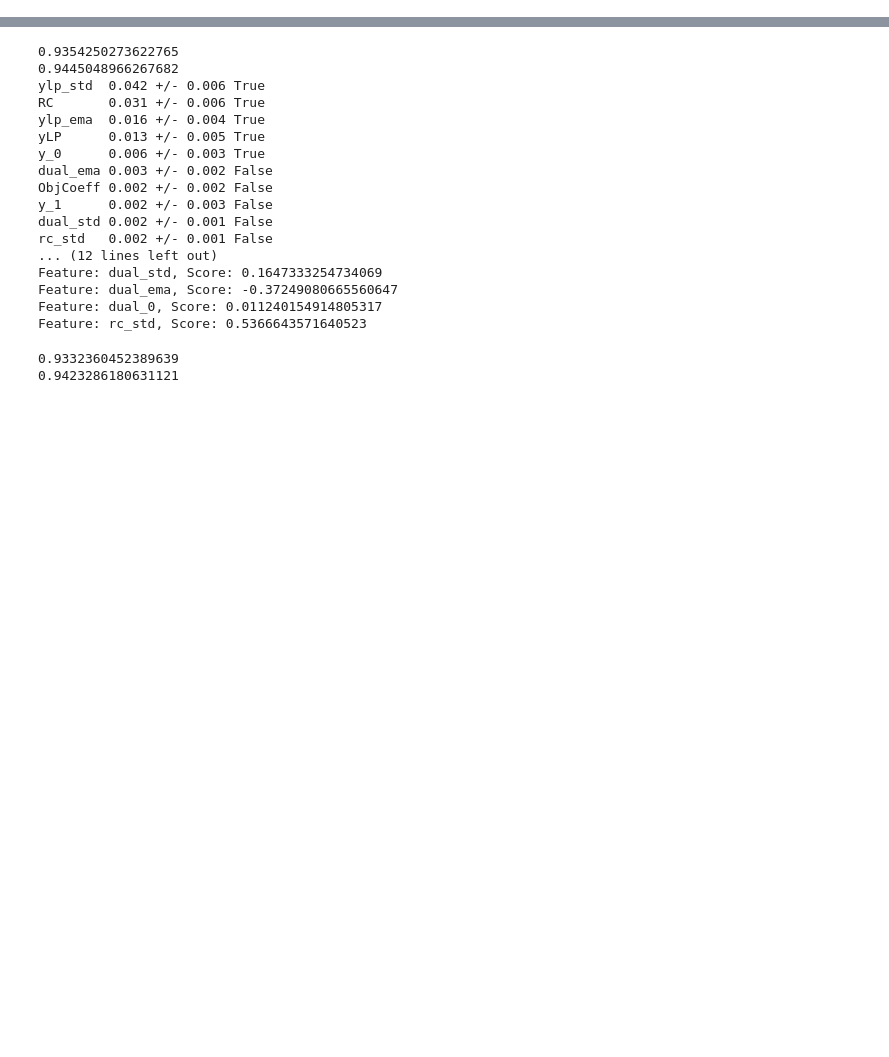
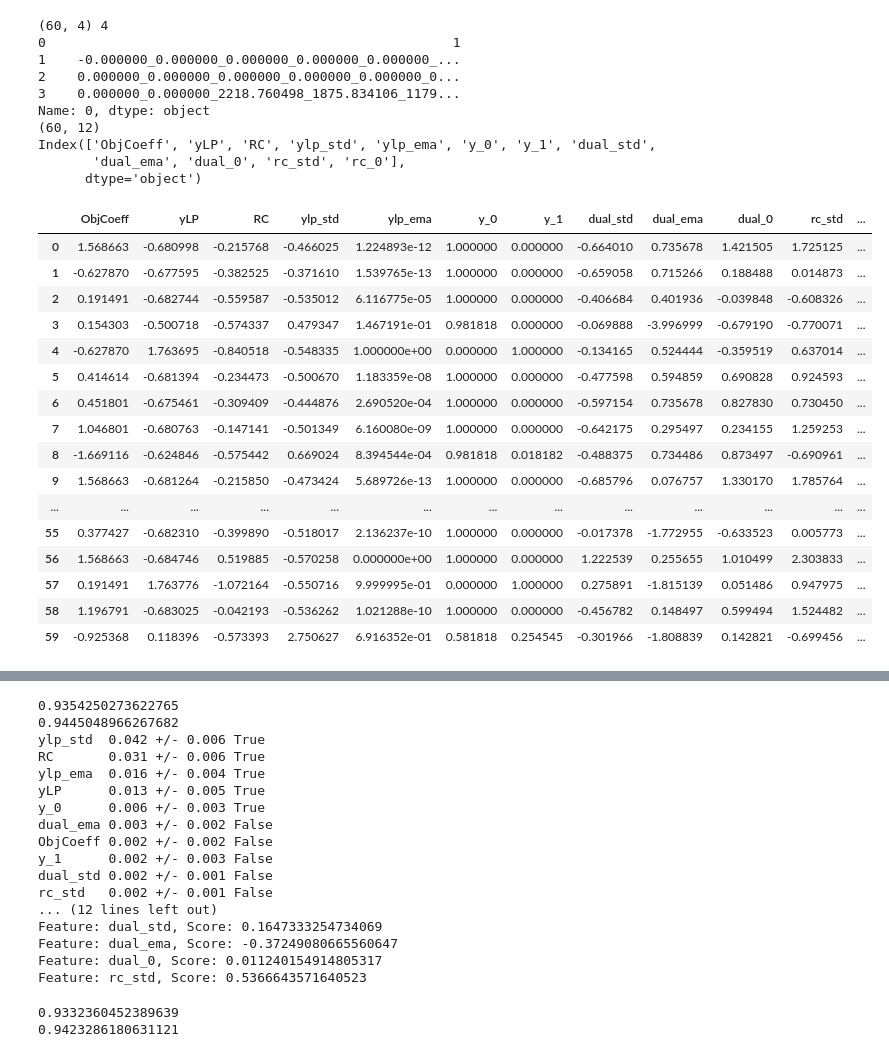
Before and after one commit to Ragheb2464/BCompose, a Jupyter notebook: contrib/ML/ML.ipynb, the cells around one changed output, grey strips where cells are left out. Cells and saved outputs as stored; diff of their text form; code cells hidden in the pictures; blank space fills up the shorter version.

```diff
--- a/contrib/ML/ML.ipynb
+++ b/contrib/ML/ML.ipynb
@@ -1,3 +4,38 @@
+# %%
+df = ReadData("data/prediction.txt")
+# print(df.shape)
+# print(df)
+# TrainModel(train, val, test)
+# Inference(df )
+df
+# %% [output]
+(60, 4) 4
+0                                                    1
+1    -0.000000_0.000000_0.000000_0.000000_0.000000_...
+2    0.000000_0.000000_0.000000_0.000000_0.000000_0...
+3    0.000000_0.000000_2218.760498_1875.834106_1179...
+Name: 0, dtype: object
+(60, 12)
+Index(['ObjCoeff', 'yLP', 'RC', 'ylp_std', 'ylp_ema', 'y_0', 'y_1', 'dual_std',
+       'dual_ema', 'dual_0', 'rc_std', 'rc_0'],
+      dtype='object')
+|  | ObjCoeff | yLP | RC | ylp_std | ylp_ema | y_0 | y_1 | dual_std | dual_ema | dual_0 | rc_std | ... |
+| 0 | 1.568663 | -0.680998 | -0.215768 | -0.466025 | 1.224893e-12 | 1.000000 | 0.000000 | -0.664010 | 0.735678 | 1.421505 | 1.725125 | ... |
+| 1 | -0.627870 | -0.677595 | -0.382525 | -0.371610 | 1.539765e-13 | 1.000000 | 0.000000 | -0.659058 | 0.715266 | 0.188488 | 0.014873 | ... |
+| 2 | 0.191491 | -0.682744 | -0.559587 | -0.535012 | 6.116775e-05 | 1.000000 | 0.000000 | -0.406684 | 0.401936 | -0.039848 | -0.608326 | ... |
+| 3 | 0.154303 | -0.500718 | -0.574337 | 0.479347 | 1.467191e-01 | 0.981818 | 0.000000 | -0.069888 | -3.996999 | -0.679190 | -0.770071 | ... |
+| 4 | -0.627870 | 1.763695 | -0.840518 | -0.548335 | 1.000000e+00 | 0.000000 | 1.000000 | -0.134165 | 0.524444 | -0.359519 | 0.637014 | ... |
+| 5 | 0.414614 | -0.681394 | -0.234473 | -0.500670 | 1.183359e-08 | 1.000000 | 0.000000 | -0.477598 | 0.594859 | 0.690828 | 0.924593 | ... |
+| 6 | 0.451801 | -0.675461 | -0.309409 | -0.444876 | 2.690520e-04 | 1.000000 | 0.000000 | -0.597154 | 0.735678 | 0.827830 | 0.730450 | ... |
+| 7 | 1.046801 | -0.680763 | -0.147141 | -0.501349 | 6.160080e-09 | 1.000000 | 0.000000 | -0.642175 | 0.295497 | 0.234155 | 1.259253 | ... |
+| 8 | -1.669116 | -0.624846 | -0.575442 | 0.669024 | 8.394544e-04 | 0.981818 | 0.018182 | -0.488375 | 0.734486 | 0.873497 | -0.690961 | ... |
+| 9 | 1.568663 | -0.681264 | -0.215850 | -0.473424 | 5.689726e-13 | 1.000000 | 0.000000 | -0.685796 | 0.076757 | 1.330170 | 1.785764 | ... |
+| ... | ... | ... | ... | ... | ... | ... | ... | ... | ... | ... | ... | ... |
+| 55 | 0.377427 | -0.682310 | -0.399890 | -0.518017 | 2.136237e-10 | 1.000000 | 0.000000 | -0.017378 | -1.772955 | -0.633523 | 0.005773 | ... |
+| 56 | 1.568663 | -0.684746 | 0.519885 | -0.570258 | 0.000000e+00 | 1.000000 | 0.000000 | 1.222539 | 0.255655 | 1.010499 | 2.303833 | ... |
+| 57 | 0.191491 | 1.763776 | -1.072164 | -0.550716 | 9.999995e-01 | 0.000000 | 1.000000 | 0.275891 | -1.815139 | 0.051486 | 0.947975 | ... |
+| 58 | 1.196791 | -0.683025 | -0.042193 | -0.536262 | 1.021288e-10 | 1.000000 | 0.000000 | -0.456782 | 0.148497 | 0.599494 | 1.524482 | ... |
+| 59 | -0.925368 | 0.118396 | -0.573393 | 2.750627 | 6.916352e-01 | 0.581818 | 0.254545 | -0.301966 | -1.808839 | 0.142821 | -0.699456 | ... |
 # %%
 #
 import pandas as pd
```
Also changed, not shown: parts of 15 cells of this notebook, 59 other files.
